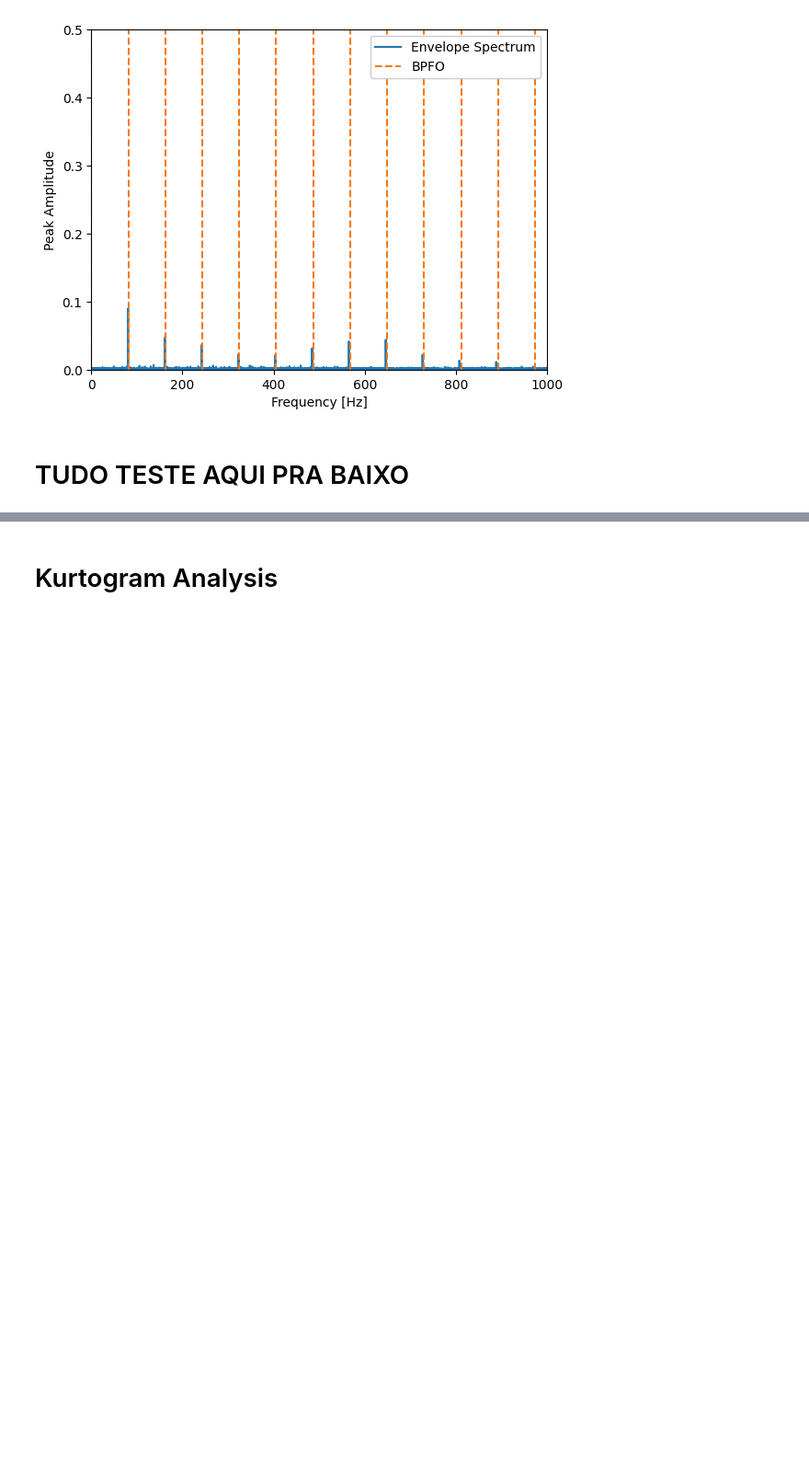
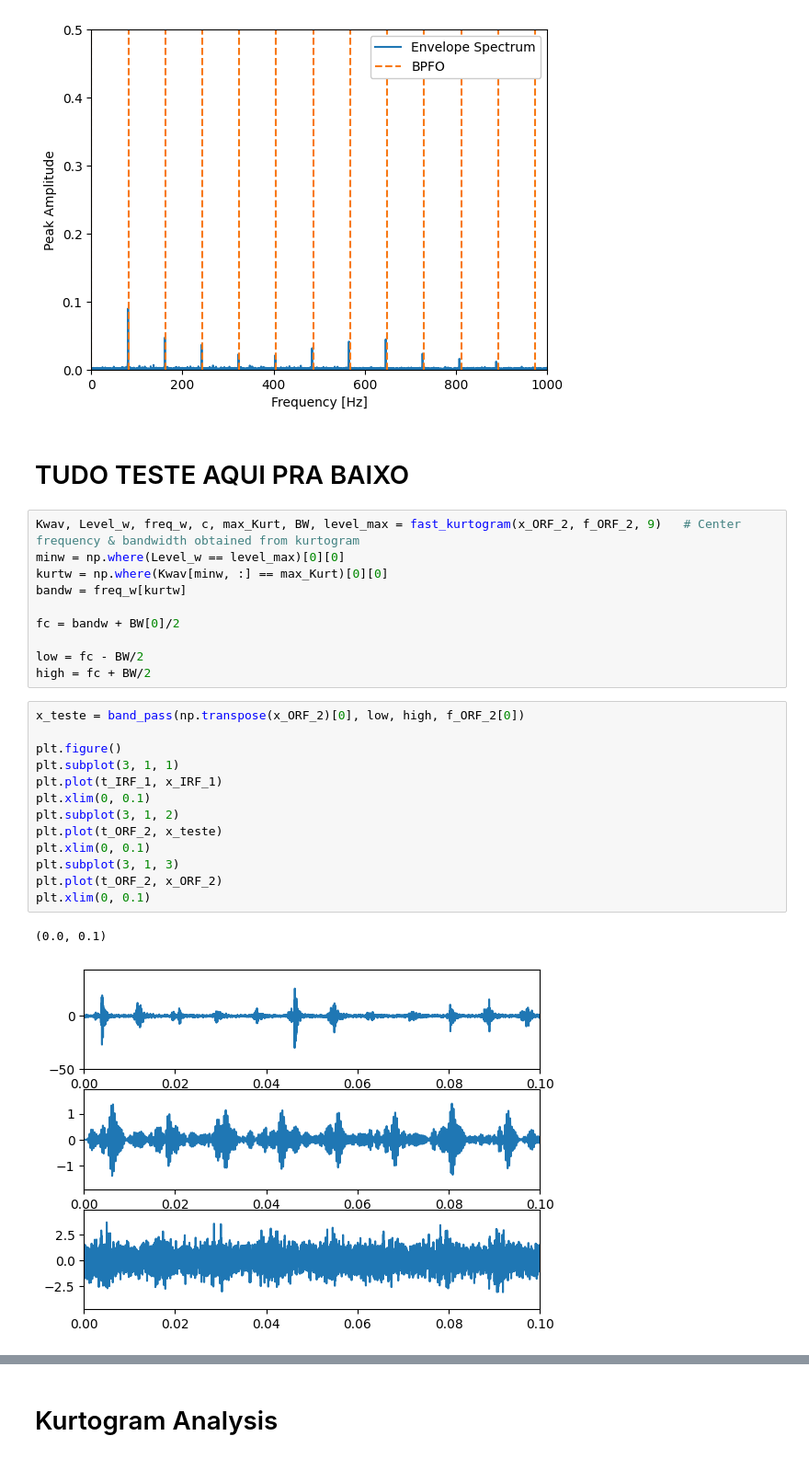
Before and after one commit to DimitriZC/Rolling-Fault-FFT-Wavelet-Analysis, a Jupyter notebook: trab.ipynb, the cells around one changed output, grey strips where cells are left out. Shown at 92% size. Cells and saved outputs as stored; diff of their text form; blank space fills up the shorter version.

```diff
--- a/trab.ipynb
+++ b/trab.ipynb
@@ -290,3 +332,29 @@ plot_env_spectrum_analysis(f_env, p_env, ORF_DATA, BPFO=True)
 [figure]
 # %% [markdown]
 # TUDO TESTE AQUI PRA BAIXO
+# %%
+Kwav, Level_w, freq_w, c, max_Kurt, BW, level_max = fast_kurtogram(x_ORF_2, f_ORF_2, 9)   # Center frequency & bandwidth obtained from kurtogram
+minw = np.where(Level_w == level_max)[0][0]
+kurtw = np.where(Kwav[minw, :] == max_Kurt)[0][0]
+bandw = freq_w[kurtw]
+
+fc = bandw + BW[0]/2
+
+low = fc - BW/2
+high = fc + BW/2
+# %%
+x_teste = band_pass(np.transpose(x_ORF_2)[0], low, high, f_ORF_2[0])
+
+plt.figure()
+plt.subplot(3, 1, 1)
+plt.plot(t_IRF_1, x_IRF_1)
+plt.xlim(0, 0.1)
+plt.subplot(3, 1, 2)
+plt.plot(t_ORF_2, x_teste)
+plt.xlim(0, 0.1)
+plt.subplot(3, 1, 3)
+plt.plot(t_ORF_2, x_ORF_2)
+plt.xlim(0, 0.1)
+# %% [output]
+(0.0, 0.1)
+[figure, added]
```
Also changed, not shown: parts of 9 cells of this notebook, 2 other files.
